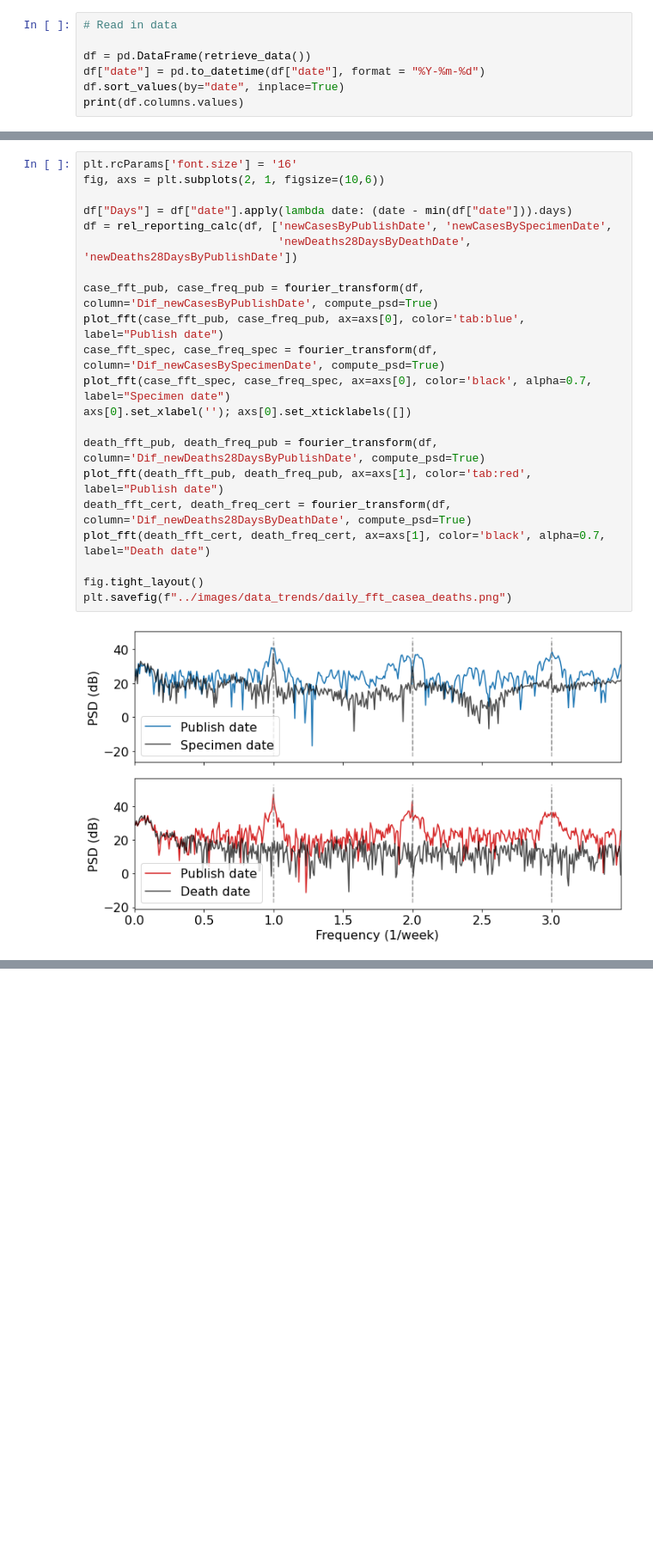
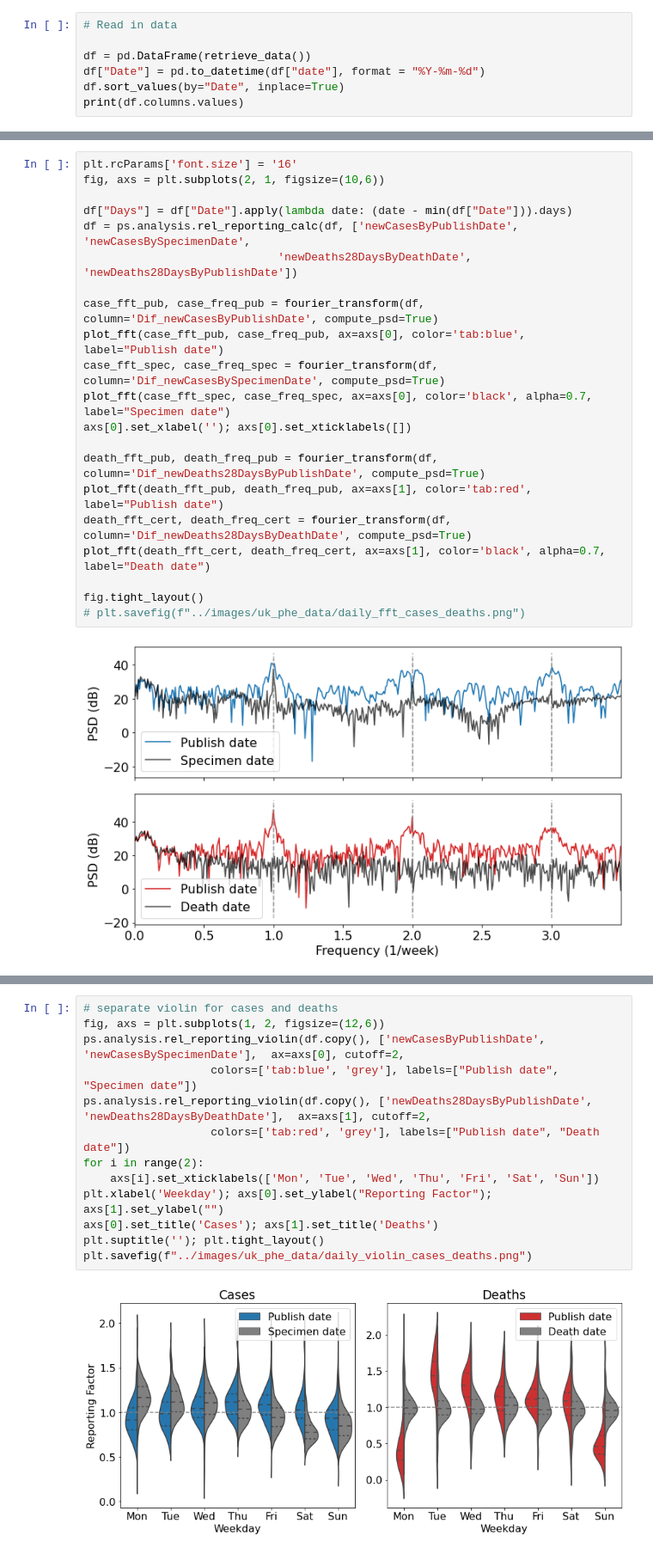
Before and after one commit to KCGallagher/periodic-sampling, a Jupyter notebook: UK_raw_data/periodicity_analysis.ipynb, the cells around one changed output, grey strips where cells are left out. Shown at 86% size. Drawn from its saved outputs; the diff is of its cells as text; blank space fills up the shorter version.

Commit message:
Reporting violin plots (#24)

```diff
--- a/UK_raw_data/periodicity_analysis.ipynb
+++ b/UK_raw_data/periodicity_analysis.ipynb
@@ -13,8 +15,8 @@ from phe_api import retrieve_data
 # Read in data
 
 df = pd.DataFrame(retrieve_data())
-df["date"] = pd.to_datetime(df["date"], format = "%Y-%m-%d")
-df.sort_values(by="date", inplace=True)
+df["Date"] = pd.to_datetime(df["date"], format = "%Y-%m-%d")
+df.sort_values(by="Date", inplace=True)
 print(df.columns.values)
 # %% [output]
 ['date' 'areaCode' 'newCasesByPublishDate' 'newCasesBySpecimenDate'
@@ -72,8 +62,8 @@ def plot_fft(data, freq, ax, color, label, alpha = 1):
 plt.rcParams['font.size'] = '16'
 fig, axs = plt.subplots(2, 1, figsize=(10,6))
 
-df["Days"] = df["date"].apply(lambda date: (date - min(df["date"])).days)
-df = rel_reporting_calc(df, ['newCasesByPublishDate', 'newCasesBySpecimenDate',
+df["Days"] = df["Date"].apply(lambda date: (date - min(df["Date"])).days)
+df = ps.analysis.rel_reporting_calc(df, ['newCasesByPublishDate', 'newCasesBySpecimenDate',
                              'newDeaths28DaysByDeathDate', 'newDeaths28DaysByPublishDate'])
 
 case_fft_pub, case_freq_pub = fourier_transform(df, column='Dif_newCasesByPublishDate', compute_psd=True)
@@ -88,6 +78,6 @@ death_fft_cert, death_freq_cert = fourier_transform(df, column='Dif_newDeaths28D
 plot_fft(death_fft_cert, death_freq_cert, ax=axs[1], color='black', alpha=0.7, label="Death date")
 
 fig.tight_layout()
-plt.savefig(f"../images/data_trends/daily_fft_casea_deaths.png")
+# plt.savefig(f"../images/uk_phe_data/daily_fft_cases_deaths.png")
 # %% [output]
 [figure]
@@ -93,0 +110,15 @@ plt.savefig(f"../images/data_trends/daily_fft_casea_deaths.png")
+# %%
+# separate violin for cases and deaths
+fig, axs = plt.subplots(1, 2, figsize=(12,6))
+ps.analysis.rel_reporting_violin(df.copy(), ['newCasesByPublishDate', 'newCasesBySpecimenDate'],  ax=axs[0], cutoff=2,
+                   colors=['tab:blue', 'grey'], labels=["Publish date", "Specimen date"])
+ps.analysis.rel_reporting_violin(df.copy(), ['newDeaths28DaysByPublishDate', 'newDeaths28DaysByDeathDate'],  ax=axs[1], cutoff=2,
+                   colors=['tab:red', 'grey'], labels=["Publish date", "Death date"])
+for i in range(2):
+    axs[i].set_xticklabels(['Mon', 'Tue', 'Wed', 'Thu', 'Fri', 'Sat', 'Sun'])
+plt.xlabel('Weekday'); axs[0].set_ylabel("Reporting Factor"); axs[1].set_ylabel("")
+axs[0].set_title('Cases'); axs[1].set_title('Deaths')
+plt.suptitle(''); plt.tight_layout()
+plt.savefig(f"../images/uk_phe_data/daily_violin_cases_deaths.png")
+# %% [output]
+[figure, added]
```
Also changed, not shown: parts of 6 cells of this notebook, 1 other file.
